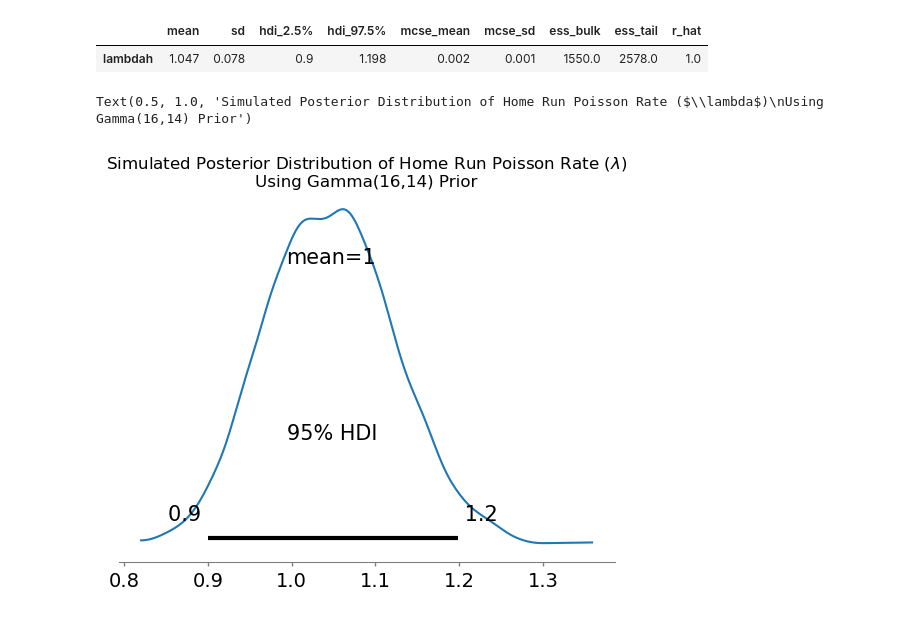
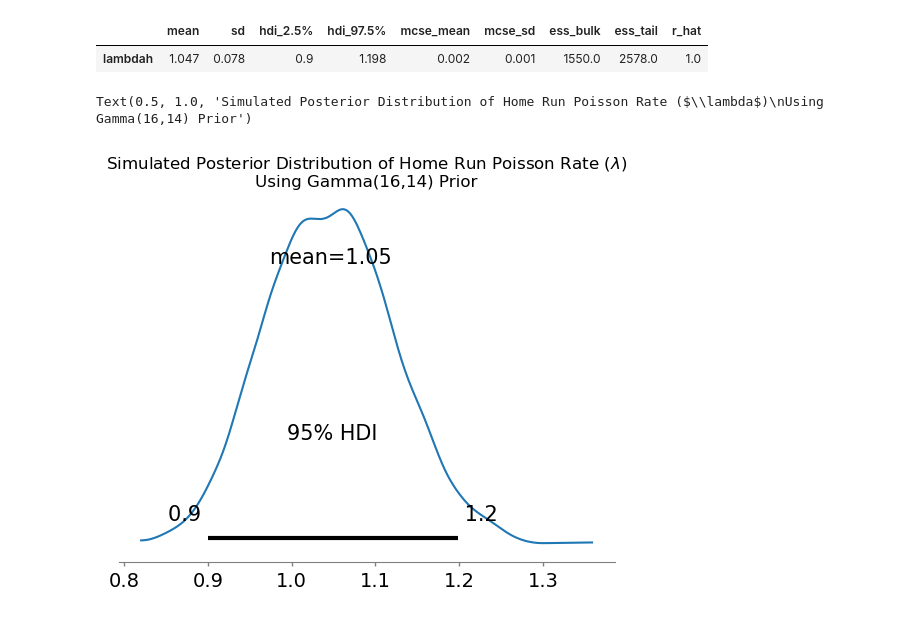
Before and after one commit to mrbond-25/BaseballHRs-Postseason-Eval, a Jupyter notebook: main.ipynb, the cells around one changed output. Drawn from its saved outputs; the diff is of its cells as text; code cells hidden in the pictures.

Commit message:
adjusted rounding

```diff
--- a/main.ipynb
+++ b/main.ipynb
@@ -108,8 +108,8 @@ pm.summary(idata,var_names=["lambdah"], hdi_prob=0.95)
 | lambdah | 1.047 | 0.078 | 0.9 | 1.198 | 0.002 | 0.001 | 1550.0 | 2578.0 | 1.0 |
 # %%
 #posterior trace plot
-az.plot_posterior(idata,var_names=["lambdah"],hdi_prob = .95)
+az.plot_posterior(idata,var_names=["lambdah"],hdi_prob = .95,round_to = 3)
 plt.title(f"Simulated Posterior Distribution of Home Run Poisson Rate ($\lambda$)\nUsing Gamma(16,14) Prior")
 # %% [output]
 Text(0.5, 1.0, 'Simulated Posterior Distribution of Home Run Poisson Rate ($\\lambda$)\nUsing Gamma(16,14) Prior')
-[figure, old version]
+[figure, new version]
```
